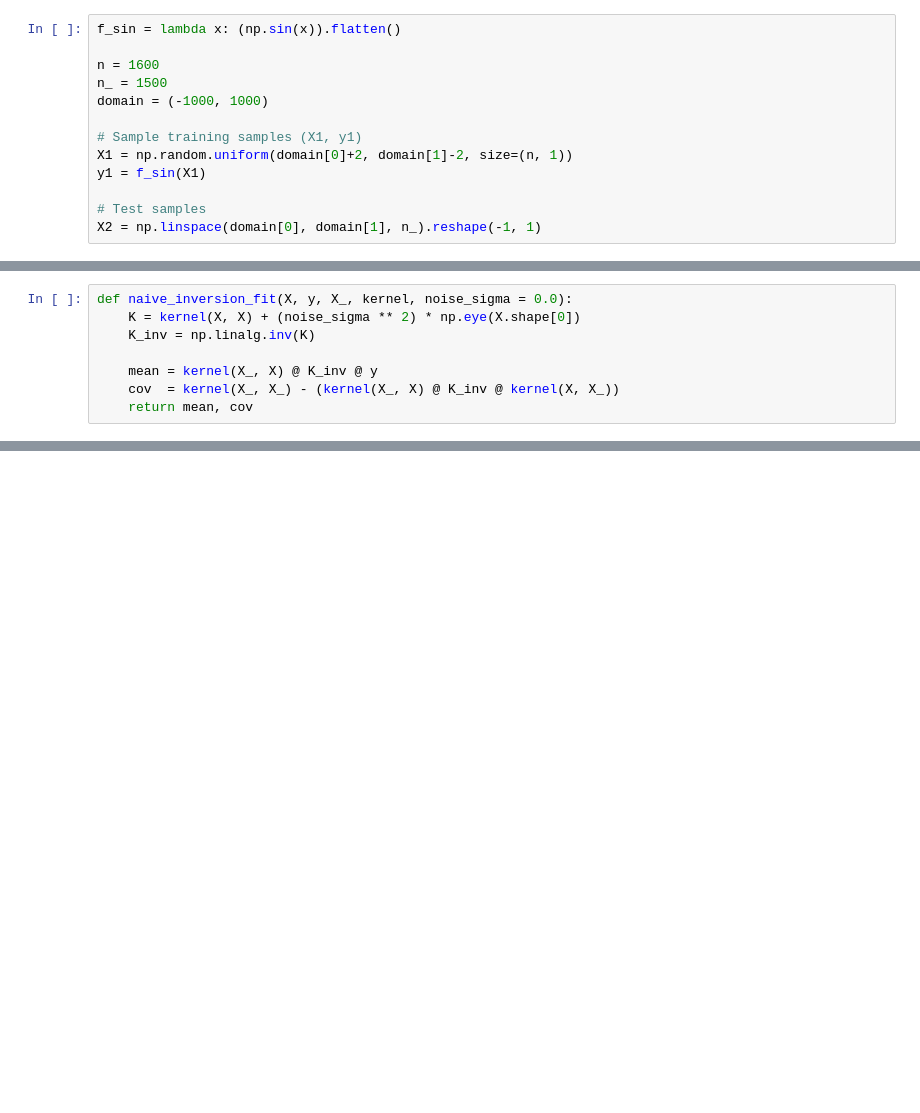
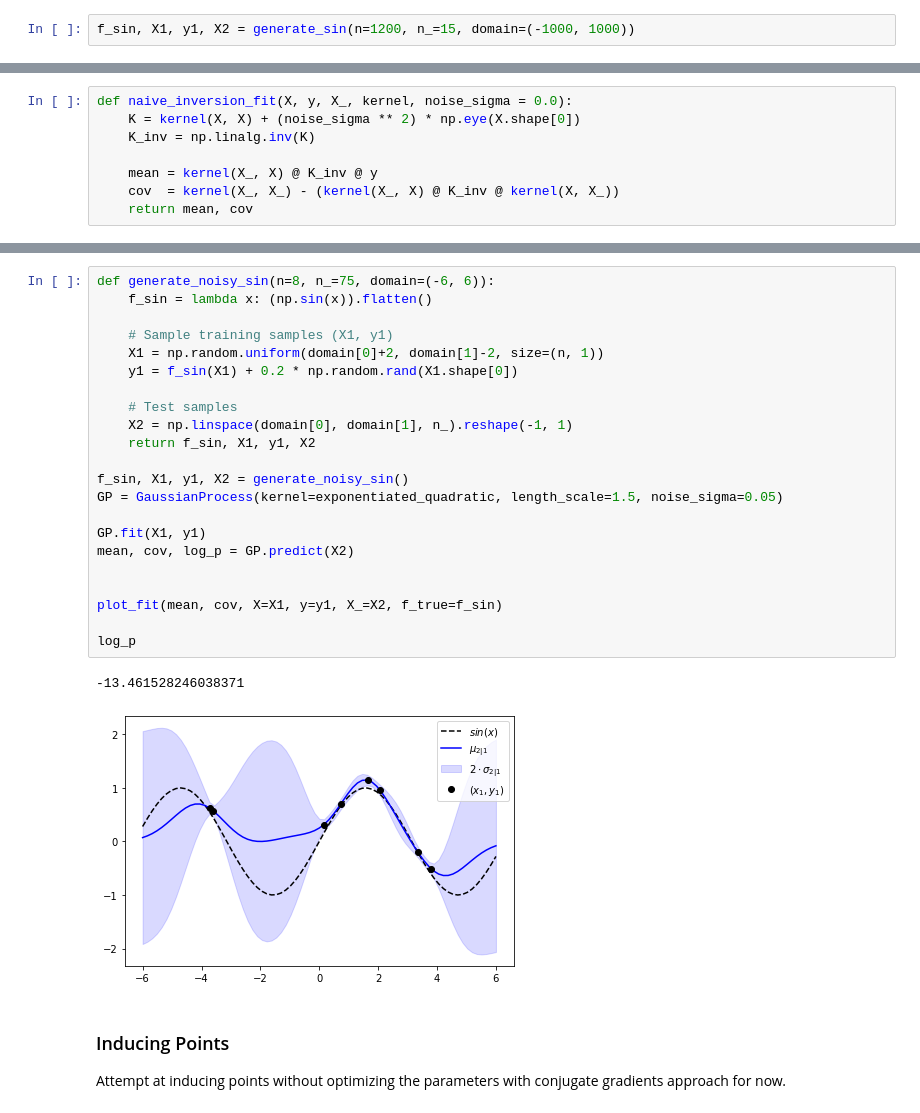
Before and after one commit to RobvanGastel/optimization-ml, a Jupyter notebook: Gaussian_process.ipynb, the cells around one changed output, grey strips where cells are left out. Drawn from its saved outputs; the diff is of its cells as text; blank space fills up the shorter version.

Commit message:
Add attempt at implementing inducing points, and more GP features

```diff
--- a/Gaussian_process.ipynb
+++ b/Gaussian_process.ipynb
@@ -137,16 +149,5 @@ The difference starts to show whenever I greatly increase the samples, in the ra
 # %%
-f_sin = lambda x: (np.sin(x)).flatten()
-
-n = 1600
-n_ = 1500
-domain = (-1000, 1000)
-
-# Sample training samples (X1, y1)
-X1 = np.random.uniform(domain[0]+2, domain[1]-2, size=(n, 1))
-y1 = f_sin(X1)
-
-# Test samples
-X2 = np.linspace(domain[0], domain[1], n_).reshape(-1, 1)
+f_sin, X1, y1, X2 = generate_sin(n=1200, n_=15, domain=(-1000, 1000))
 # %%
 %%timeit
 GP.fit(X1, y1)
@@ -164,0 +215,28 @@ mean, cov = naive_inversion_fit(X1, y1, X2, kernel=exponentiated_quadratic)
+# %%
+def generate_noisy_sin(n=8, n_=75, domain=(-6, 6)):
+    f_sin = lambda x: (np.sin(x)).flatten()
+
+    # Sample training samples (X1, y1)
+    X1 = np.random.uniform(domain[0]+2, domain[1]-2, size=(n, 1))
+    y1 = f_sin(X1) + 0.2 * np.random.rand(X1.shape[0])
+
+    # Test samples
+    X2 = np.linspace(domain[0], domain[1], n_).reshape(-1, 1)
+    return f_sin, X1, y1, X2
+
+f_sin, X1, y1, X2 = generate_noisy_sin()
+GP = GaussianProcess(kernel=exponentiated_quadratic, length_scale=1.5, noise_sigma=0.05)
+
+GP.fit(X1, y1)
+mean, cov, log_p = GP.predict(X2)
+
+
+plot_fit(mean, cov, X=X1, y=y1, X_=X2, f_true=f_sin)
+
+log_p
+# %% [output]
+-13.461528246038371
+[figure, added]
+# %% [markdown]
+### Inducing Points
+Attempt at inducing points without optimizing the parameters with conjugate gradients approach for now.
```
Also changed, not shown: parts of 16 cells of this notebook.
